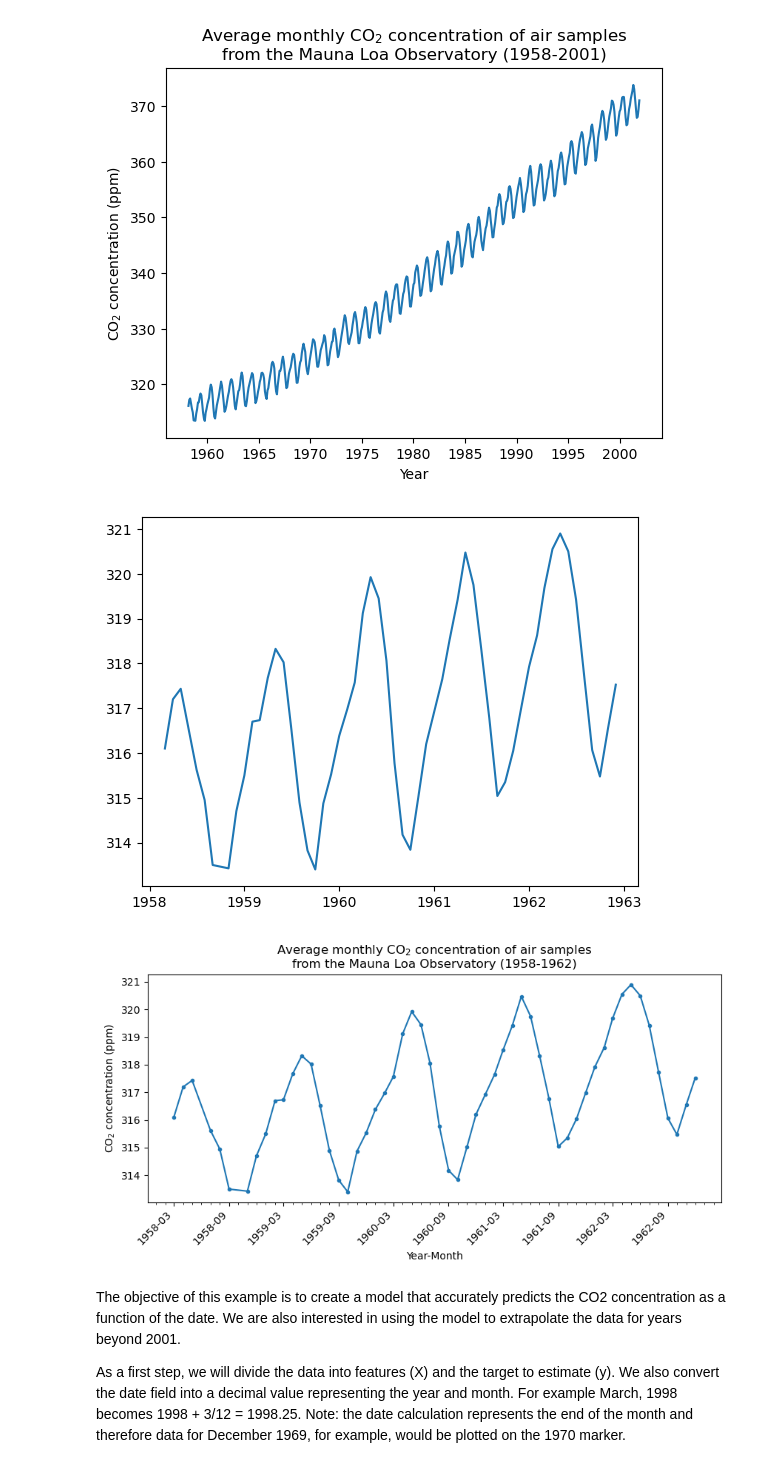
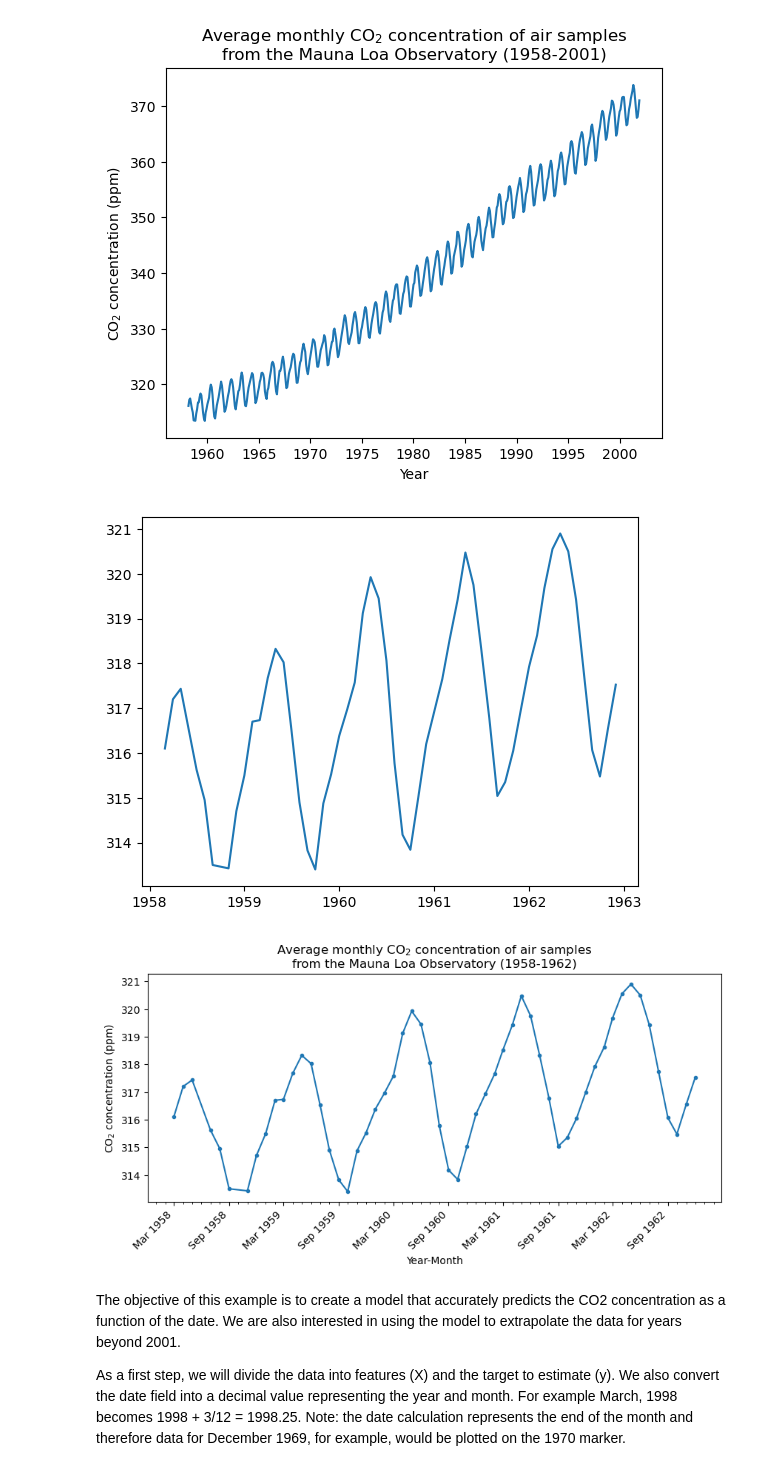
Before and after one commit to zuchm/Projects-in-DS-ML-AI, a Jupyter notebook: Project-1_CO2-Forecasting/plot_gpr_co2.ipynb, the cells around one changed output. Cells and saved outputs as stored; diff of their text form; code cells hidden in the pictures.

```diff
--- a/Project-1_CO2-Forecasting/plot_gpr_co2.ipynb
+++ b/Project-1_CO2-Forecasting/plot_gpr_co2.ipynb
@@ -102,36 +102,36 @@ import matplotlib.dates as mdates
 
 
 co2_data = (
     co2_data.sort(by="date")
     .group_by_dynamic("date", every="1mo")
     .agg(pl.col("co2").mean())
     .drop_nulls()
 )
 
 co2_early = co2_data.filter(
     pl.col("date").is_between(dt.date(1958, 1, 1), dt.date(1962, 12, 31))
 )
 
 plt.plot(co2_early["date"], co2_early["co2"])
 fig, ax = plt.subplots(figsize=(10, 4))
 ax.plot(co2_early["date"].to_list(), co2_early["co2"], marker="o", markersize=3)
 
 ax.xaxis.set_major_locator(mdates.MonthLocator(interval=6))
-ax.xaxis.set_major_formatter(mdates.DateFormatter("%Y-%m"))
+ax.xaxis.set_major_formatter(mdates.DateFormatter("%b %Y"))
 ax.xaxis.set_minor_locator(mdates.MonthLocator(interval=1))
 
 plt.setp(ax.get_xticklabels(), rotation=45, ha="right")
 ax.set_xlabel("Year-Month")
 plt.ylabel("CO$_2$ concentration (ppm)")
 _ = plt.title(
     "Average monthly CO$_2$ concentration of air samples\nfrom the Mauna Loa Observatory (1958-1962)"
 )
 
 #save image
-plt.savefig("Figures/Figure2.png")
+plt.savefig("Figures/Figure2.png", dpi=200, bbox_inches="tight")
 # %% [output]
 [figure]
-[figure, old version]
+[figure, new version]
 # %% [markdown]
 The objective of this example is to create a model that accurately predicts the CO2
 concentration as a function of the date. We are also interested in using the model to extrapolate the data for years beyond 2001.
```
Also changed, not shown: parts of 1 cell of this notebook.
